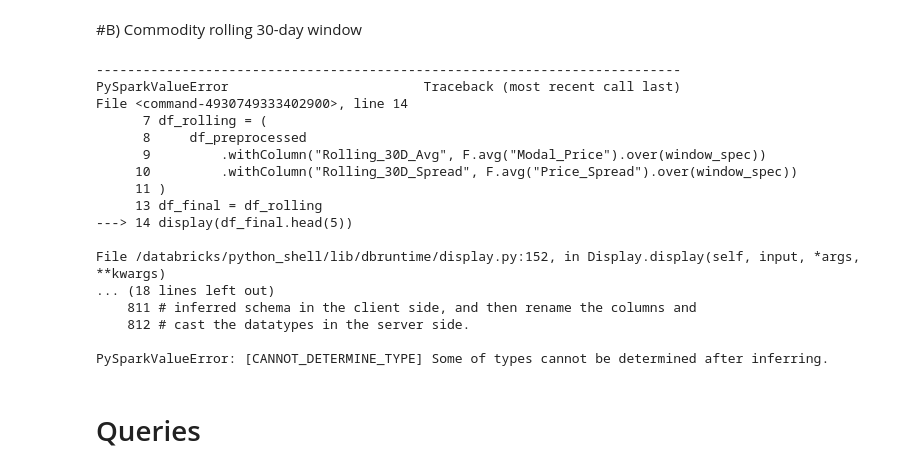
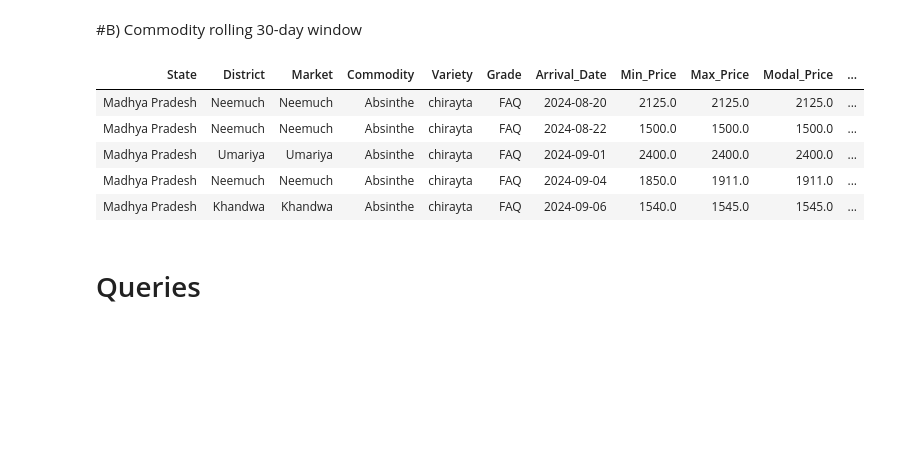
Before and after one commit to Kedar-V/Pyspark, a Jupyter notebook: PysparkAssignment.ipynb, the cells around one changed output. Drawn from its saved outputs; the diff is of its cells as text; code cells hidden in the pictures; blank space fills up the shorter version.

```diff
--- a/Pyspark Assignment.ipynb
+++ b/PysparkAssignment.ipynb
@@ -224,38 +224,31 @@ display(df_market_agg.head(5))
 # %% [markdown]
 #B) Commodity rolling 30-day window
 # %%
+from pyspark.sql.window import Window
+from pyspark.sql import functions as F
+
 window_spec = (
-    Window.partitionBy("Commodity")
-          .orderBy("Arrival_Date")
-          .rowsBetween(-30, 0)
+    Window
+        .partitionBy("Commodity")
+        .orderBy(F.to_date("Arrival_Date"))
+        .rowsBetween(-7, 0)
 )
 
 df_rolling = (
     df_preprocessed
-        .withColumn("Rolling_30D_Avg", F.avg("Modal_Price").over(window_spec))
-        .withColumn("Rolling_30D_Spread", F.avg("Price_Spread").over(window_spec))
+        .withColumn("Volatility_7D", F.stddev("Modal_Price").over(window_spec))
+        .withColumn("Spread_7D_Avg", F.avg("Price_Spread").over(window_spec))
 )
 
 df_final = df_rolling
-display(df_final.head(5))
+display(df_final.limit(5))
 # %% [output]
----------------------------------------------------------------------------
-PySparkValueError                         Traceback (most recent call last)
-File <command-4930749333402900>, line 14
-      7 df_rolling = (
-      8     df_preprocessed
-      9         .withColumn("Rolling_30D_Avg", F.avg("Modal_Price").over(window_spec))
-     10         .withColumn("Rolling_30D_Spread", F.avg("Price_Spread").over(window_spec))
-     11 )
-     13 df_final = df_rolling
----> 14 display(df_final.head(5))
-
-File /databricks/python_shell/lib/dbruntime/display.py:152, in Display.display(self, input, *args, **kwargs)
-... (18 lines left out)
-    811 # inferred schema in the client side, and then rename the columns and
-    812 # cast the datatypes in the server side.
-
-PySparkValueError: [CANNOT_DETERMINE_TYPE] Some of types cannot be determined after inferring.
+| State | District | Market | Commodity | Variety | Grade | Arrival_Date | Min_Price | Max_Price | Modal_Price | ... |
+| Madhya Pradesh | Neemuch | Neemuch | Absinthe | chirayta | FAQ | 2024-08-20 | 2125.0 | 2125.0 | 2125.0 | ... |
+| Madhya Pradesh | Neemuch | Neemuch | Absinthe | chirayta | FAQ | 2024-08-22 | 1500.0 | 1500.0 | 1500.0 | ... |
+| Madhya Pradesh | Umariya | Umariya | Absinthe | chirayta | FAQ | 2024-09-01 | 2400.0 | 2400.0 | 2400.0 | ... |
+| Madhya Pradesh | Neemuch | Neemuch | Absinthe | chirayta | FAQ | 2024-09-04 | 1850.0 | 1911.0 | 1911.0 | ... |
+| Madhya Pradesh | Khandwa | Khandwa | Absinthe | chirayta | FAQ | 2024-09-06 | 1540.0 | 1545.0 | 1545.0 | ... |
 # %%
 %sql
 DROP VOLUME IF EXISTS workspace.default.preprocessed;
```
Also changed, not shown: parts of 2 cells of this notebook.
